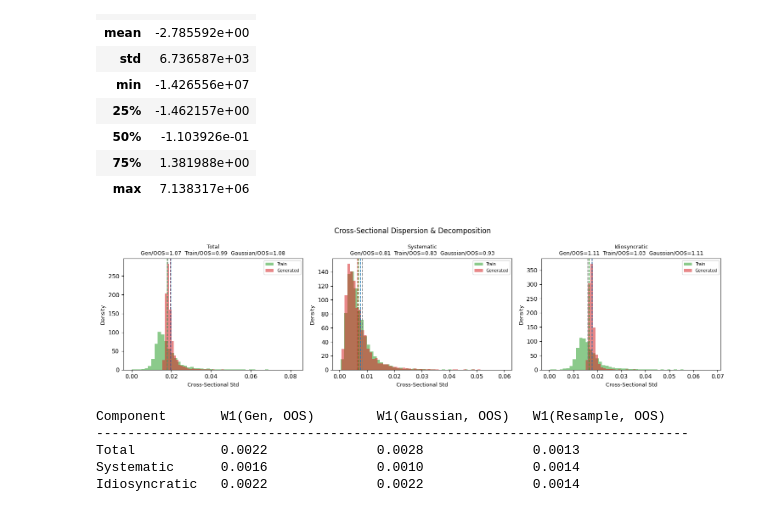
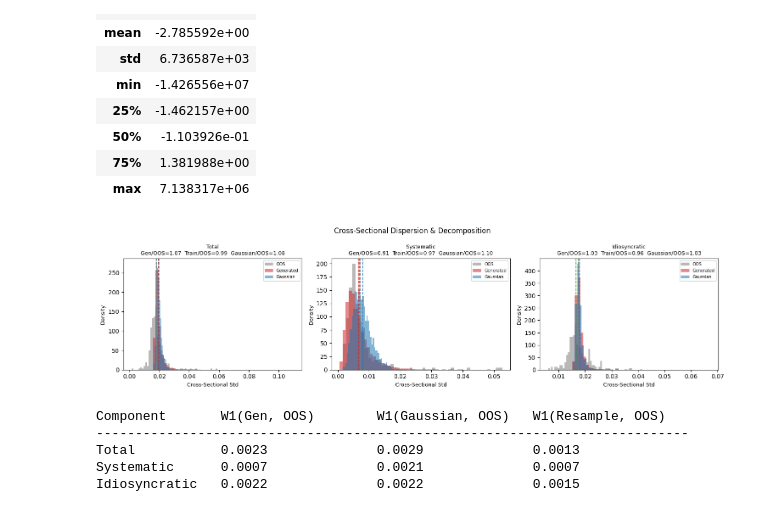
Before and after one commit to yryMax/TailEnhancedFinDiff, a Jupyter notebook: stock_evaluation.ipynb, the cells around one changed output. Cells and saved outputs as stored; diff of their text form; code cells hidden in the pictures.

```diff
--- a/stock_evaluation.ipynb
+++ b/stock_evaluation.ipynb
@@ -45,7 +45,7 @@ assert R_test.columns.equals(R_train.columns), "Columns do not match common stoc
 # %% [output]
 '\nR_df = pd.read_parquet(train_model.data_source)\nassert np.array_equal(R_train.columns[col_indices], common_stocks), "Column indices do not match common stocks"\nR_train = R_train.values\n# test if ...
 # %%
-diffusionScenario = ScenarioGenerator(train_model, DiffusionSampler(CKPT_PATH, _cfg))
+diffusionScenario = ScenarioGenerator(train_model, DiffusionSampler(CKPT_PATH))
 R_gen = diffusionScenario.stock_generate(NUM_GENERATE)[:, col_indices]
 R_gen.shape
 # %% [output]
@@ -140,7 +143,7 @@ print("MAE (cross-stock mean absolute error)")
 print(header)
 print("-" * len(header))
 for actual_label, m_actual in [("Train", m_actual_tr), ("OOS", m_actual_oos)]:
-    for model_label, m_pred in [("Generated", m_gen), ("Resample", m_rs), ("Gaussian", m_gs), ("Factor_rs", m_factor_rs)]:
+    for model_label, m_pred in [("Generated", m_gen), ("Resample", m_rs), ("Gaussian", m_gs)]:
         label = f"{actual_label} {model_label}"
         row = f"{label:<22}"
         for mname in MOMENTS:
@@ -233,10 +234,13 @@ res_df_c  = np.asarray(train_model.res_df)[col_indices]
 # training part construction
 sys_train  = train_model.F.values.astype(np.float32) @ beta_c
 idio_train = train_model.residuals[:, col_indices].astype(np.float32)
-# test part construction
-test_beta_c = test_model.beta[:, col_indices_test]
-sys_oos  = test_model.F.values.astype(np.float32) @ test_beta_c
-idio_oos = test_model.residuals[:, col_indices_test].astype(np.float32)
+# test part construction — train beta on both sides, otherwise sys_gen (train beta) and
+# sys_oos would go through different loadings: beta refit on 260 OOS days is inflated by
+# estimation noise (cross-stock std of momentum beta 1.69 -> 2.68), which alone raises the
+# reference dispersion by 16% and flips the W1 ranking. Residual is taken w.r.t. train beta
+# so sys + idio = R_test still holds exactly, with the beta drift charged to idio.
+sys_oos  = test_model.F.values.astype(np.float32) @ beta_c
+idio_oos = R_test[1:, :] - sys_oos
 # %%
 ratio = idio_train / sys_train
 # %%
@@ -313,37 +317,37 @@ panels = [
 
 gs_mats = {
     "Total":         R_gaussian,
     "Systematic":    sys_gaussian,
     "Idiosyncratic": idio_gaussian,
 }
 
 fig, axes = plt.subplots(1, 3, figsize=(15, 4))
 for ax, (comp, gmat, omat, tmat) in zip(axes, panels):
     gsmat = gs_mats[comp]
     gv  = np.nanstd(gmat,  axis=1)
     gsv = np.nanstd(gsmat, axis=1)
     ov  = np.nanstd(omat,  axis=1)
     tv  = np.nanstd(tmat,  axis=1)
-    ax.hist(tv,  bins=50, density=True, alpha=0.55, color="#2ca02c", label="Train")
-    #ax.hist(ov,  bins=50, density=True, alpha=0.55, color="#7f7f7f", label="OOS")
+    # ax.hist(tv,  bins=50, density=True, alpha=0.55, color="#2ca02c", label="Train")
+    ax.hist(ov,  bins=50, density=True, alpha=0.55, color="#7f7f7f", label="OOS")
     ax.hist(gv,  bins=50, density=True, alpha=0.55, color="#d62728", label="Generated")
-    #ax.hist(gsv, bins=50, density=True, alpha=0.55, color="#1f78b4", label="Gaussian")
+    ax.hist(gsv, bins=50, density=True, alpha=0.55, color="#1f78b4", label="Gaussian")
     for val, col in [(tv.mean(), "#2ca02c"), (ov.mean(), "#7f7f7f"),
                      (gv.mean(), "#d62728"), (gsv.mean(), "#1f78b4")]:
         ax.axvline(val, color=col, linestyle="--", lw=1.2)
     r_gen = gv.mean()  / (ov.mean() + 1e-12)
     r_tr  = tv.mean()  / (ov.mean() + 1e-12)
     r_gs  = gsv.mean() / (ov.mean() + 1e-12)
     ax.set_xlabel("Cross-Sectional Std", fontsize=9)
     ax.set_ylabel("Density", fontsize=9)
     ax.set_title(comp + "\nGen/OOS=%.2f  Train/OOS=%.2f  Gaussian/OOS=%.2f" % (r_gen, r_tr, r_gs), fontsize=9)
     ax.legend(fontsize=7)
 
 fig.suptitle("Cross-Sectional Dispersion & Decomposition", fontsize=12)
 fig.tight_layout()
 plt.show()
 # %% [output]
-[figure, old version]
+[figure, new version]
 # %%
 rs_panels = [
     ("Total",         R_rs,    R_test),
@@ -366,6 +370,6 @@ for (comp, gmat, omat, _), (_, rsmat, _) in zip(panels, rs_panels):
 # %% [output]
 Component       W1(Gen, OOS)        W1(Gaussian, OOS)   W1(Resample, OOS)
 ----------------------------------------------------------------------------
-Total           0.0022              0.0028              0.0013
-Systematic      0.0016              0.0010              0.0014
-Idiosyncratic   0.0022              0.0022              0.0014
+Total           0.0023              0.0029              0.0013
+Systematic      0.0007              0.0021              0.0007
+Idiosyncratic   0.0022              0.0022              0.0015
```
Also changed, not shown: parts of 4 cells of this notebook, 3 other files.
